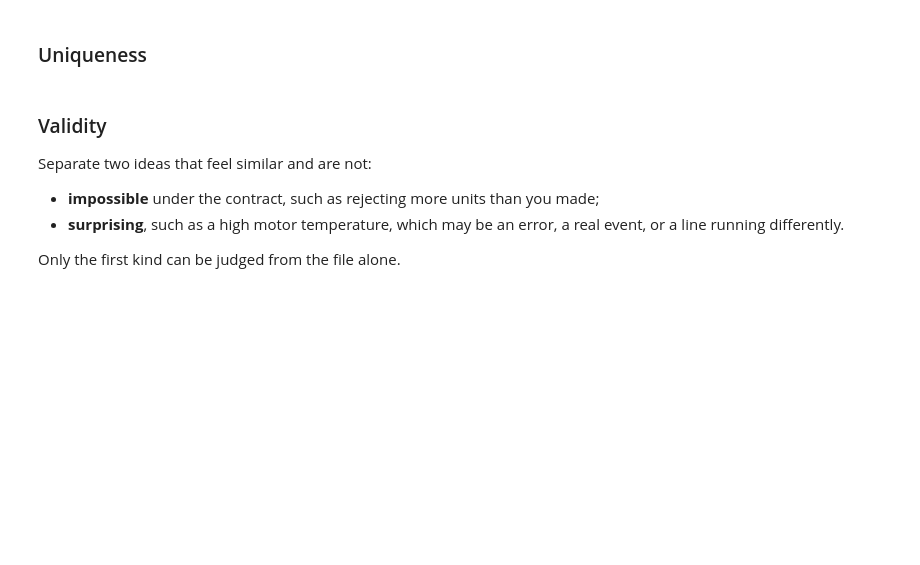
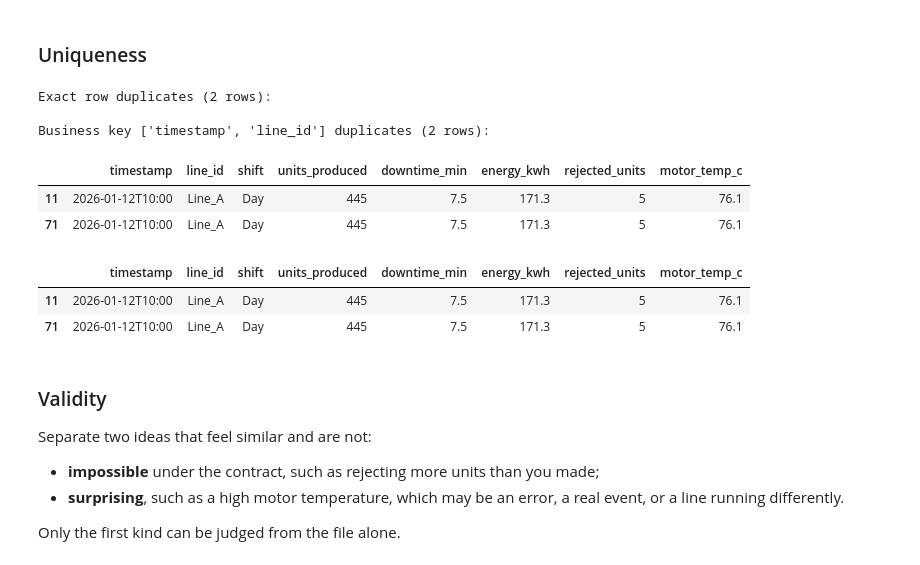
Before and after one commit to MuhammadAsad-77/AIDC, a Jupyter notebook: week03/notebooks/week3_data_quality.ipynb, the cells around one changed output. Cells and saved outputs as stored; diff of their text form; code cells hidden in the pictures; blank space fills up the shorter version.

```diff
--- a/week03/notebooks/week3_data_quality.ipynb
+++ b/week03/notebooks/week3_data_quality.ipynb
@@ -120,3 +150,23 @@ Keep a list as you go. You will be asked to commit to it in a moment.
+# %%
+# Exact duplicate rows
+exact_dupes = df[df.duplicated(keep=False)]
+print(f"Exact row duplicates ({len(exact_dupes)} rows):")
+display(exact_dupes)
+
+# Business key duplicates (timestamp, line_id)
+key_dupes = df[df.duplicated(subset=["timestamp", "line_id"], keep=False)]
+print(f"\nBusiness key ['timestamp', 'line_id'] duplicates ({len(key_dupes)} rows):")
+display(key_dupes)
+# %% [output]
+Exact row duplicates (2 rows):
+
+Business key ['timestamp', 'line_id'] duplicates (2 rows):
+|  | timestamp | line_id | shift | units_produced | downtime_min | energy_kwh | rejected_units | motor_temp_c |
+| 11 | 2026-01-12T10:00 | Line_A | Day | 445 | 7.5 | 171.3 | 5 | 76.1 |
+| 71 | 2026-01-12T10:00 | Line_A | Day | 445 | 7.5 | 171.3 | 5 | 76.1 |
+|  | timestamp | line_id | shift | units_produced | downtime_min | energy_kwh | rejected_units | motor_temp_c |
+| 11 | 2026-01-12T10:00 | Line_A | Day | 445 | 7.5 | 171.3 | 5 | 76.1 |
+| 71 | 2026-01-12T10:00 | Line_A | Day | 445 | 7.5 | 171.3 | 5 | 76.1 |
 # %% [markdown]
 ### Validity
 
```
Also changed, not shown: parts of 17 cells of this notebook, 8 other files.
